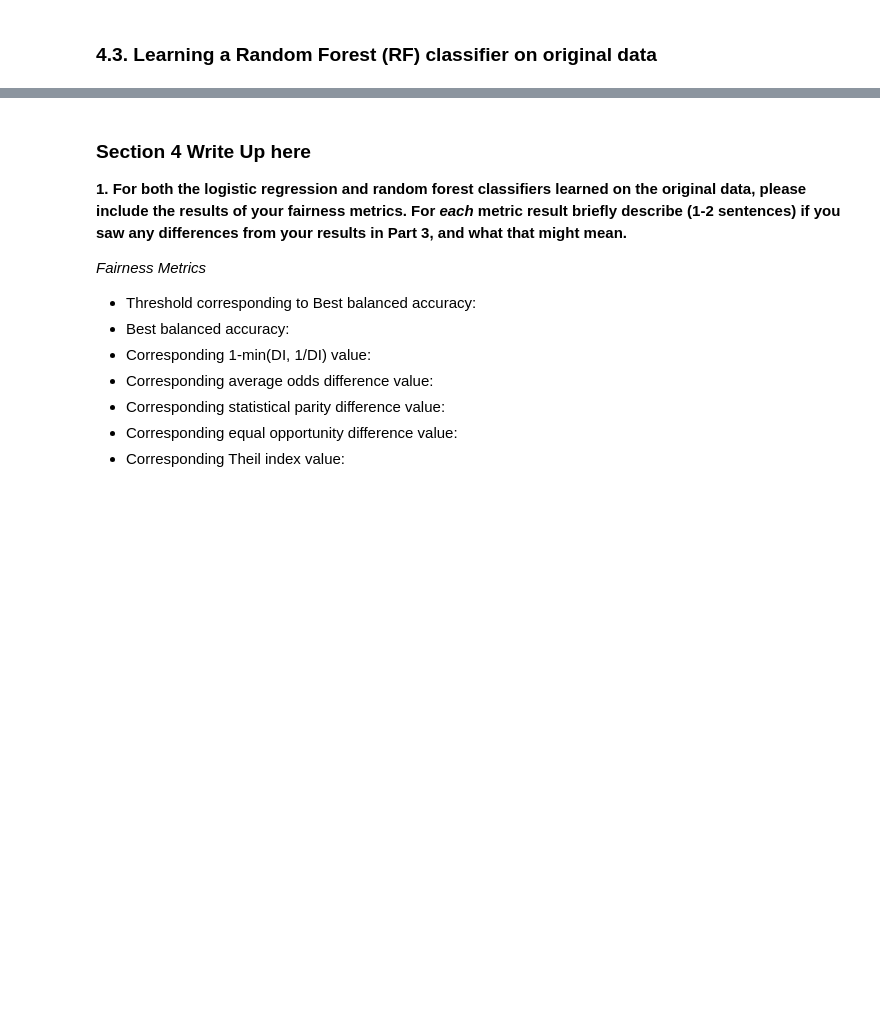
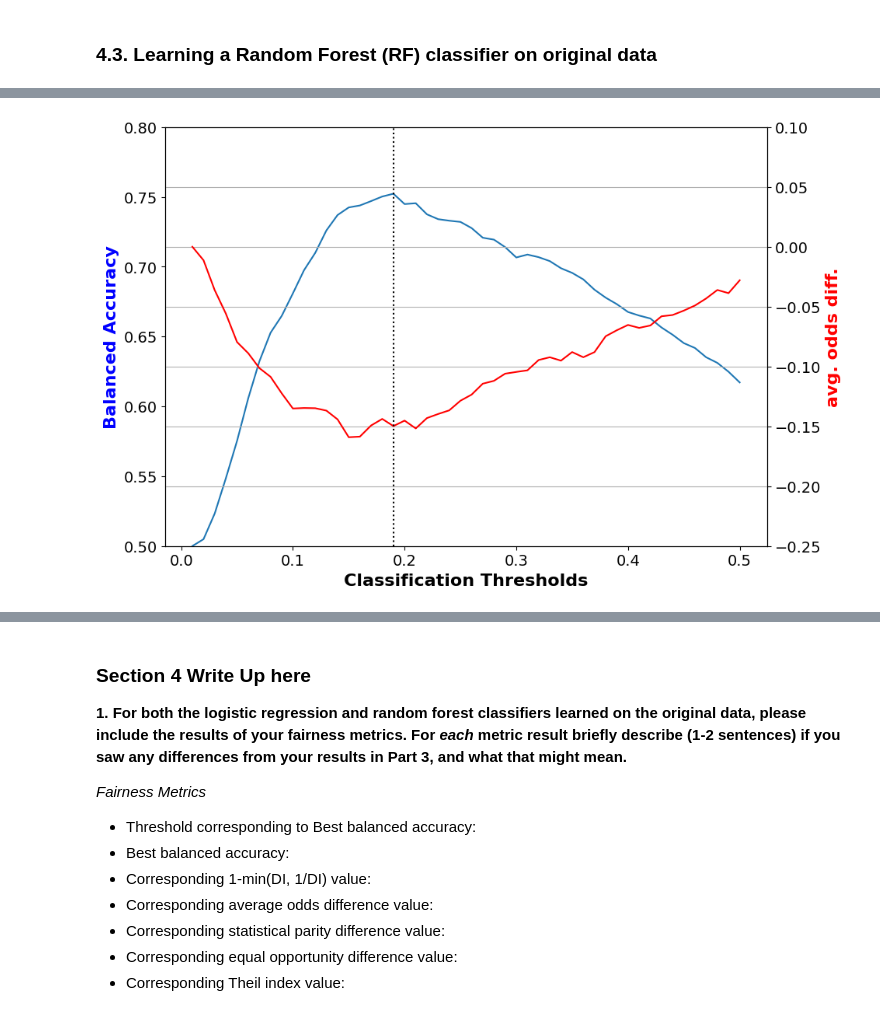
Before and after one commit to Cao1224/replication-project-AIF360, a Jupyter notebook: replication_project.ipynb, the cells around one changed output, grey strips where cells are left out. Cells and saved outputs as stored; diff of their text form; code cells hidden in the pictures; blank space fills up the shorter version.

```diff
--- a/replication_project.ipynb
+++ b/replication_project.ipynb
@@ -1256,0 +1328,6 @@ rf_orig_panel19 = model.fit(dataset.features, dataset.labels.ravel(), **fit_para
+# %%
+plot(thresh_arr, 'Classification Thresholds',
+     val_metrics['bal_acc'], 'Balanced Accuracy',
+     val_metrics['avg_odds_diff'], 'avg. odds diff.')
+# %% [output]
+[figure, added]
```
Also changed, not shown: parts of 74 cells of this notebook.
